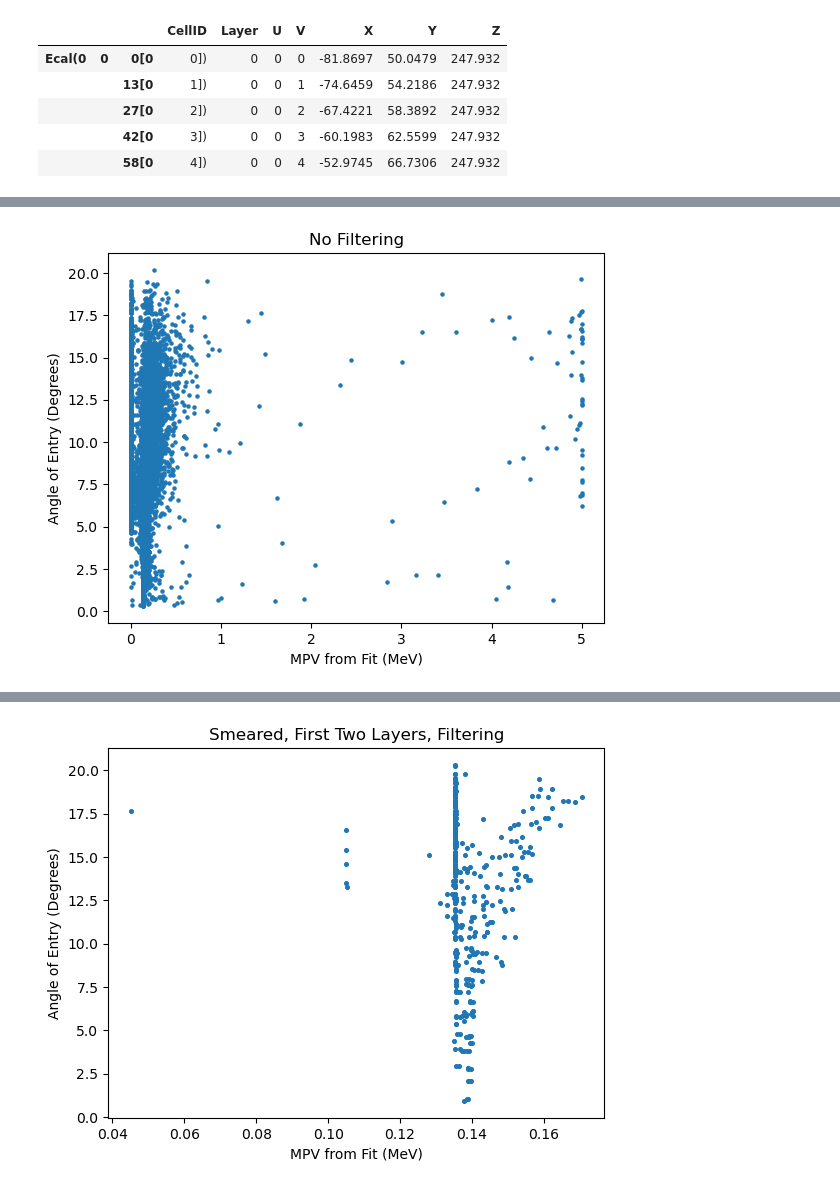
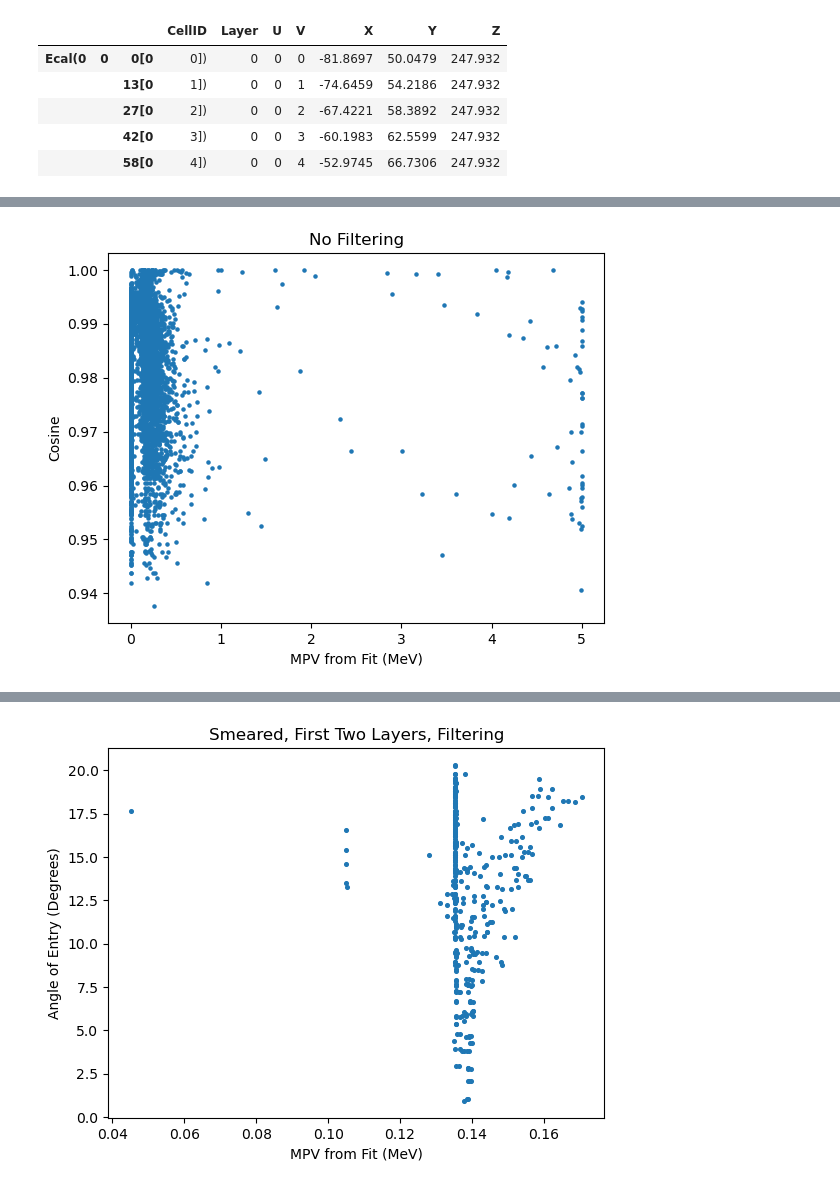
Before and after one commit to rodr1001/my_code, a Jupyter notebook: ldmx/calibration/w-angle.ipynb, the cells around one changed output, grey strips where cells are left out. Cells and saved outputs as stored; diff of their text form; code cells hidden in the pictures.

Commit message:
MPV vs Angle plots, updated w/ Cosine

```diff
--- a/ldmx/calibration/w-angle.ipynb
+++ b/ldmx/calibration/w-angle.ipynb
@@ -44,12 +44,11 @@ positions.head()
 |  |  | 42[0 | 3]) | 0 | 0 | 3 | -60.1983 | 62.5599 | 247.932 |
 |  |  | 58[0 | 4]) | 0 | 0 | 4 | -52.9745 | 66.7306 | 247.932 |
 # %%
-entry_angle = []
-for i, row in positions.iterrows():
-    x = int(row['X'])
-    y = int(row['Y'])
-    z = int(row['Z'])
-    dis = np.sqrt((x**2 + y**2 + z**2))
-    cos = z/dis
-    angle = np.degrees(np.arccos(cos)) #np.degrees to look at the angle in degrees for some sense of it
-    entry_angle.append(angle)
+beam_x = 0
+beam_y = 0
+positions['cos_angle'] = (
+    positions.Z/
+    np.sqrt((positions.X-beam_x)**2+(positions.Y-beam_y)**2+positions.Z**2)
+)
+positions['entry_angle_rad'] = np.arccos(cos_angle)
+positions['entry_angle_deg'] = np.degrees(entry_angle_rad)
@@ -56,5 +71,7 @@ for i, row in positions.iterrows():
 # %%
-cellstats["Angle"] = entry_angle
+cellstats["Angle_Rad"] = list(positions.entry_angle_rad)
+cellstats["Angle_Deg"] = list(positions.entry_angle_deg)
+cellstats["Cos_Angle"] = list(positions.cos_angle)
 # %%
 cellstats.describe()
 # %% [output]
@@ -68,10 +85,10 @@ cellstats.describe()
 | 75% | 25.000000 | 17.000000 | 16.000000 | 236.868567 | 3.956723e+01 | 1.653638e-01 | 0.351448 | 1.519893e-01 | 1.306756e-01 | ... |
 | max | 33.000000 | 23.000000 | 23.000000 | 517467.391607 | 2.702253e+06 | 5.000000e+00 | 4.999987 | 5.057978e+06 | 1.350465e+09 | ... |
 # %%
-plt.scatter(cellstats.MPV,cellstats.Angle, s= 5)
-plt.ylabel("Angle of Entry (Degrees)")
+plt.scatter(cellstats.MPV,cellstats.Cos_Angle, s= 5)
+plt.ylabel("Cosine")
 plt.xlabel("MPV from Fit (MeV)")
 plt.title("No Filtering")
 plt.show()
 # %% [output]
-[figure, old version]
+[figure, new version]
```
Also changed, not shown: parts of 6 cells of this notebook.
